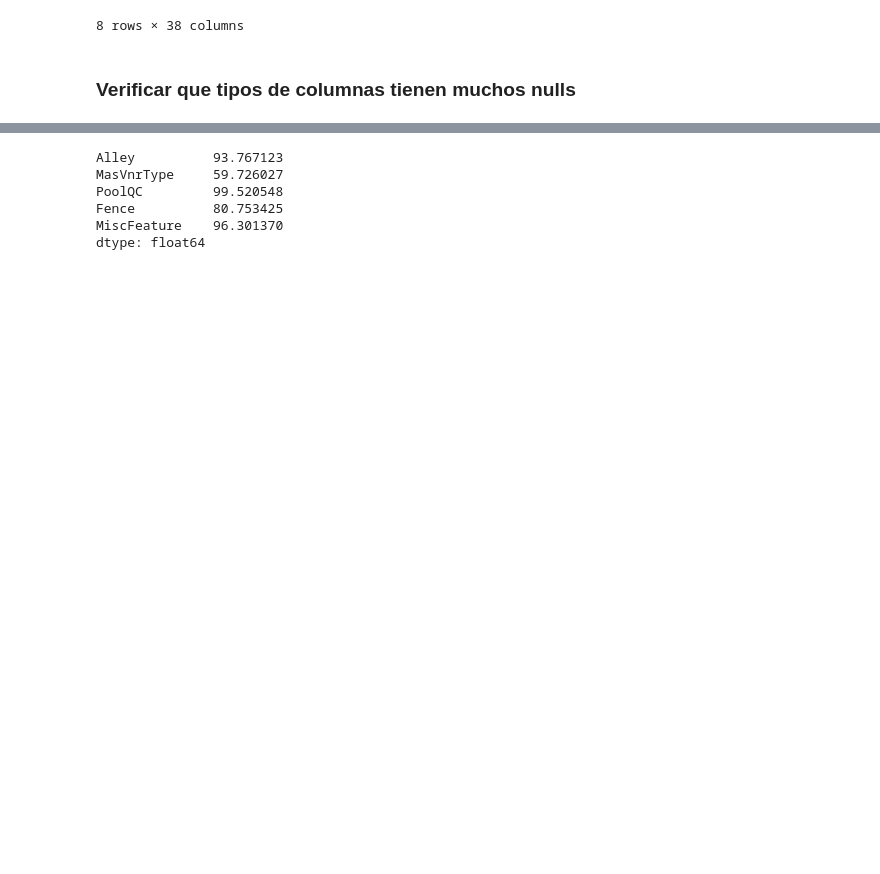
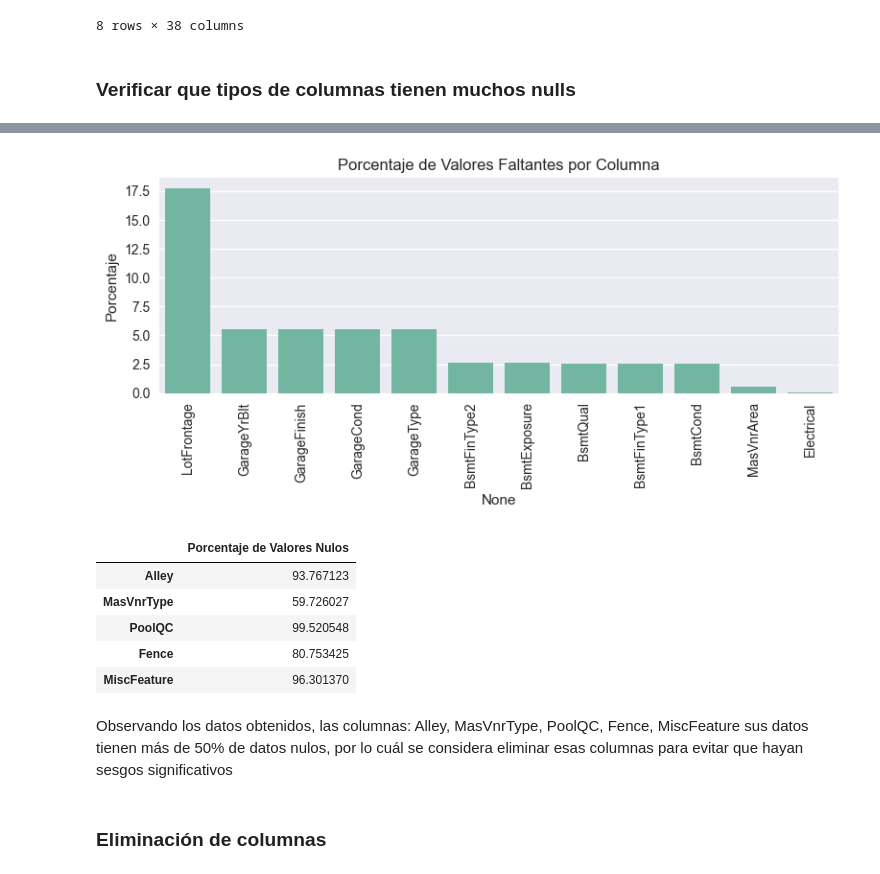
Before and after one commit to paulabaal12/PROY2-DM, a Jupyter notebook: proyecto.ipynb, the cells around one changed output, grey strips where cells are left out. Saved outputs shown, nothing was run; the diff lists cells and outputs as text; code cells hidden in the pictures; blank space fills up the shorter version.

```diff
--- a/proyecto.ipynb
+++ b/proyecto.ipynb
@@ -69,3 +69,10 @@ data.describe()
 8 rows × 38 columns
 # %% [markdown]
 ### **Verificar que tipos de columnas tienen muchos nulls**
+# %%
+null_values = data.isnull().sum()
+null_percent = (null_values / len(data)) * 100
+null_data = pd.DataFrame({'Valores Faltantes': null_values, 'Porcentaje': null_percent})
+null_data = null_data[null_data['Valores Faltantes'] > 0].sort_values('Valores Faltantes', ascending=False)
+print("\nValores nulos por columna:")
+null_data
@@ -72,16 +94,27 @@ data.describe()
+# %%
+plt.figure(figsize=(8, 4))
+plt.title('Porcentaje de Valores Faltantes por Columna')
+plt.xticks(rotation=90)
+sns.barplot(x=null_data.index, y=null_data['Porcentaje'])
+plt.tight_layout()
+plt.show()
+# %% [output]
+[figure, added]
 # %%
-# Calcular el porcentaje de valores nulos en cada columna
-null_percent = data.isnull().mean() * 100
-
 # Filtrar las columnas que tienen más del 50% de valores nulos
 columnsmany_nulls = null_percent[null_percent > 50]
 
-# Imprimir las columnas y sus porcentajes de valores nulos
-print(columnsmany_nulls)
+# Convertir a DataFrame para mejor visualización
+columnsmany_nulls_df = columnsmany_nulls.to_frame(name='Porcentaje de Valores Nulos')
+columnsmany_nulls_df
 # %% [output]
-Alley          93.767123
-MasVnrType     59.726027
-PoolQC         99.520548
-Fence          80.753425
-MiscFeature    96.301370
-dtype: float64
+|  | Porcentaje de Valores Nulos |
+| Alley | 93.767123 |
+| MasVnrType | 59.726027 |
+| PoolQC | 99.520548 |
+| Fence | 80.753425 |
+| MiscFeature | 96.301370 |
+# %% [markdown]
+Observando los datos obtenidos, las columnas: Alley, MasVnrType, PoolQC, Fence, MiscFeature sus datos tienen más de 50% de datos nulos, por lo cuál se considera eliminar esas columnas para evitar que hayan sesgos significativos
+# %% [markdown]
+### **Eliminación de columnas**
```
Also changed, not shown: parts of 4 cells of this notebook.
